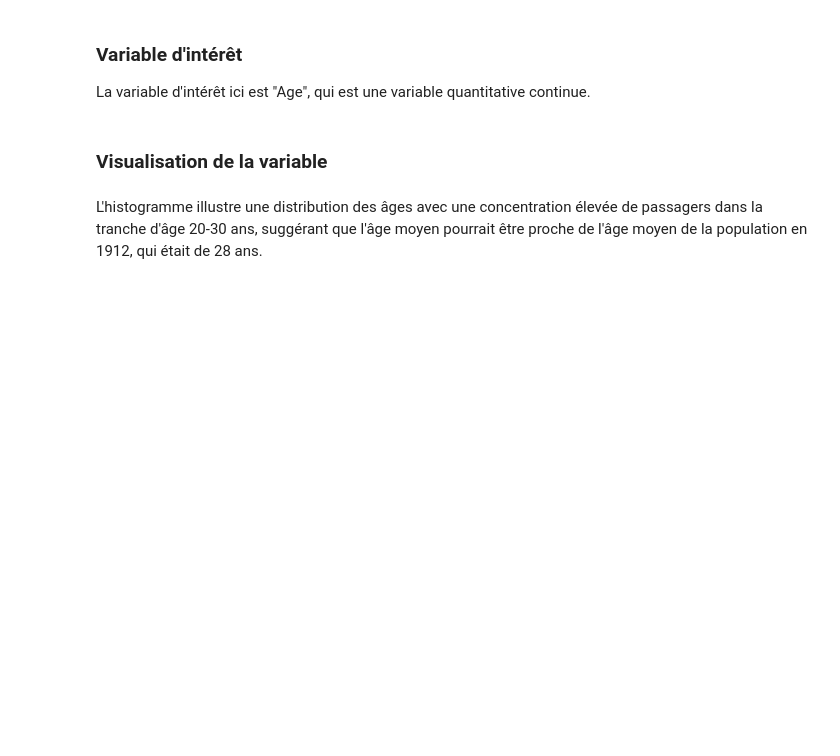
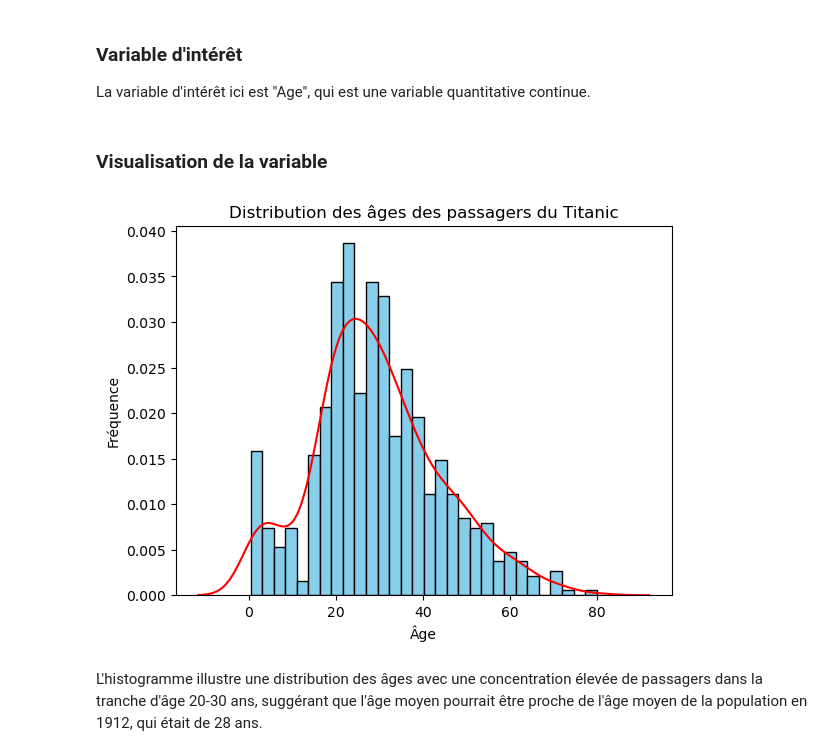
Before and after one commit to JonathanPiaget/titanique, a Jupyter notebook: main.ipynb, the cells around one changed output. Drawn from its saved outputs; the diff is of its cells as text; code cells hidden in the pictures; blank space fills up the shorter version.

```diff
--- a/main.ipynb
+++ b/main.ipynb
@@ -97,11 +125,13 @@ La variable d'intérêt ici est "Age", qui est une variable quantitative continu
 ### Visualisation de la variable
 # %%
 plt.hist(data_clean['Age'], bins=30, edgecolor='black', color='skyblue', density=True)
-sns.kdeplot(ages, color='red')
+sns.kdeplot(age, color='red')
 plt.title('Distribution des âges des passagers du Titanic')
 plt.xlabel('Âge')
 plt.ylabel('Fréquence')
 plt.show()
+# %% [output]
+[figure, added]
 # %% [markdown]
 L'histogramme illustre une distribution des âges avec une concentration élevée de passagers dans la tranche d'âge 20-30 ans, suggérant que l'âge moyen pourrait être proche de l'âge moyen de la population en 1912, qui était de 28 ans.
 # %% [markdown]
```
Also changed, not shown: parts of 17 cells of this notebook.
